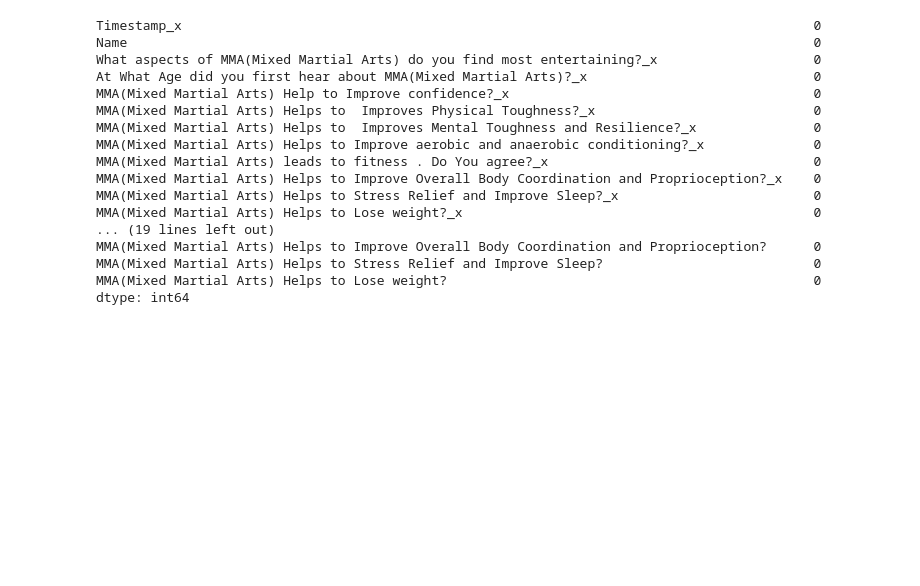
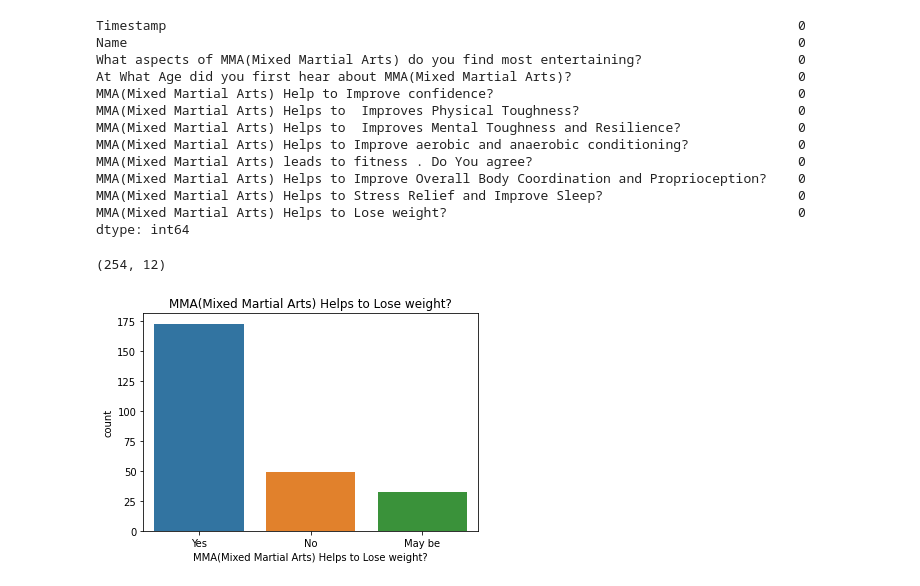
Before and after one commit to Girish-30/BI_project, a Jupyter notebook: Pyth_Project.ipynb, the cells around one changed output. Drawn from its saved outputs; the diff is of its cells as text; code cells hidden in the pictures; blank space fills up the shorter version.

```diff
--- a/Pyth_Project.ipynb
+++ b/Pyth_Project.ipynb
@@ -136,20 +55,26 @@ hr.dropna(inplace=True)
 # %%
-hr.isnull().sum()
+gb1.isnull().sum()
 # %% [output]
-Timestamp_x                                                                                 0
-Name                                                                                        0
-What aspects of MMA(Mixed Martial Arts) do you find most entertaining?_x                    0
-At What Age did you first hear about MMA(Mixed Martial Arts)?_x                             0
-MMA(Mixed Martial Arts) Help to Improve confidence?_x                                       0
-MMA(Mixed Martial Arts) Helps to  Improves Physical Toughness?_x                            0
-MMA(Mixed Martial Arts) Helps to  Improves Mental Toughness and Resilience?_x               0
-MMA(Mixed Martial Arts) Helps to Improve aerobic and anaerobic conditioning?_x              0
-MMA(Mixed Martial Arts) leads to fitness . Do You agree?_x                                  0
-MMA(Mixed Martial Arts) Helps to Improve Overall Body Coordination and Proprioception?_x    0
-MMA(Mixed Martial Arts) Helps to Stress Relief and Improve Sleep?_x                         0
-MMA(Mixed Martial Arts) Helps to Lose weight?_x                                             0
-... (19 lines left out)
-MMA(Mixed Martial Arts) Helps to Improve Overall Body Coordination and Proprioception?      0
-MMA(Mixed Martial Arts) Helps to Stress Relief and Improve Sleep?                           0
-MMA(Mixed Martial Arts) Helps to Lose weight?                                               0
+Timestamp                                                                                 0
+Name                                                                                      0
+What aspects of MMA(Mixed Martial Arts) do you find most entertaining?                    0
+At What Age did you first hear about MMA(Mixed Martial Arts)?                             0
+MMA(Mixed Martial Arts) Help to Improve confidence?                                       0
+MMA(Mixed Martial Arts) Helps to  Improves Physical Toughness?                            0
+MMA(Mixed Martial Arts) Helps to  Improves Mental Toughness and Resilience?               0
+MMA(Mixed Martial Arts) Helps to Improve aerobic and anaerobic conditioning?              0
+MMA(Mixed Martial Arts) leads to fitness . Do You agree?                                  0
+MMA(Mixed Martial Arts) Helps to Improve Overall Body Coordination and Proprioception?    0
+MMA(Mixed Martial Arts) Helps to Stress Relief and Improve Sleep?                         0
+MMA(Mixed Martial Arts) Helps to Lose weight?                                             0
 dtype: int64
+# %%
+gb1.shape
+# %% [output]
+(254, 12)
+# %%
+sns.countplot(x='MMA(Mixed Martial Arts) Helps to Lose weight?',data=gb1)
+plt.title("MMA(Mixed Martial Arts) Helps to Lose weight?")
+plt.show()
+# %% [output]
+[figure, added]
```
Also changed, not shown: parts of 16 cells of this notebook.
